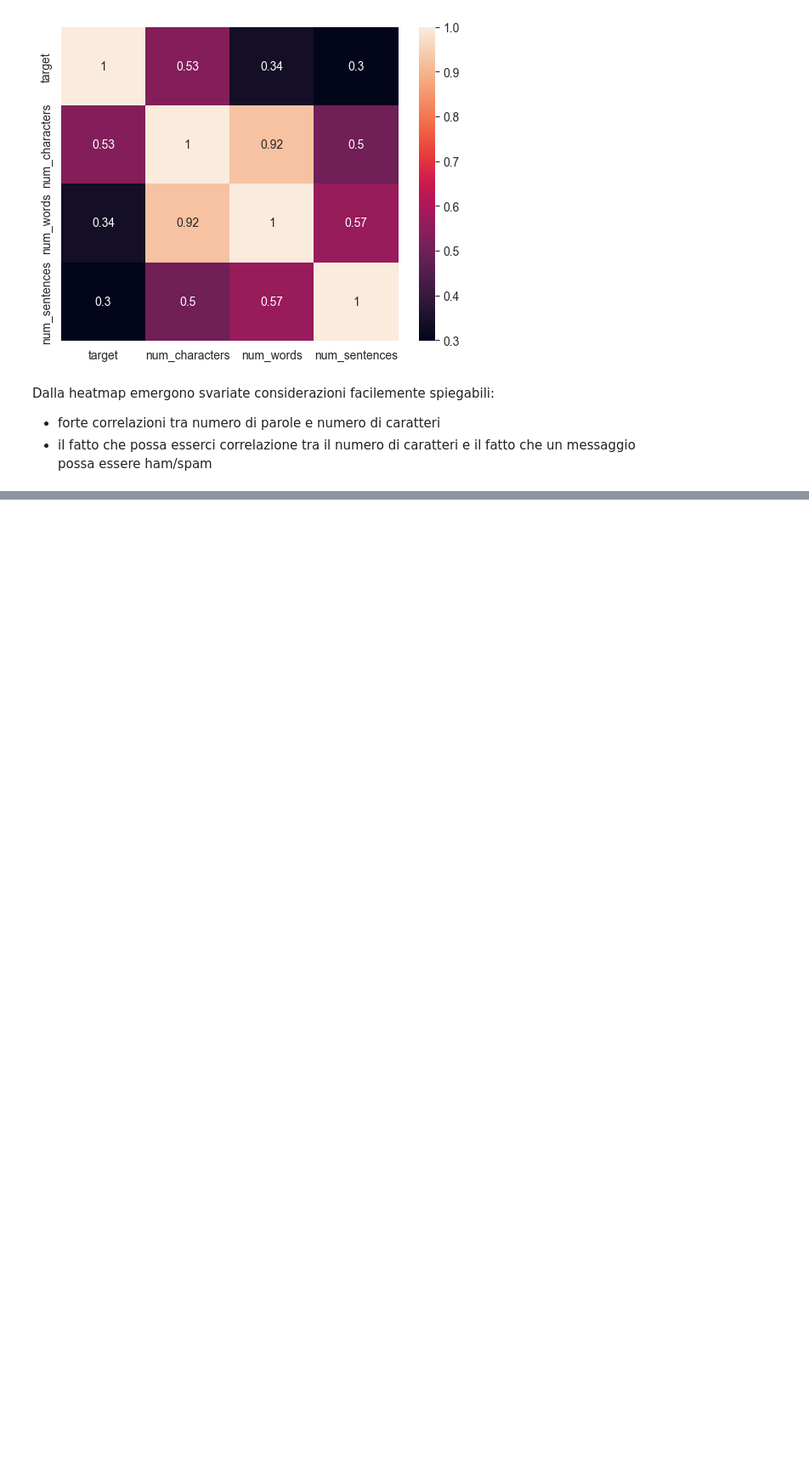
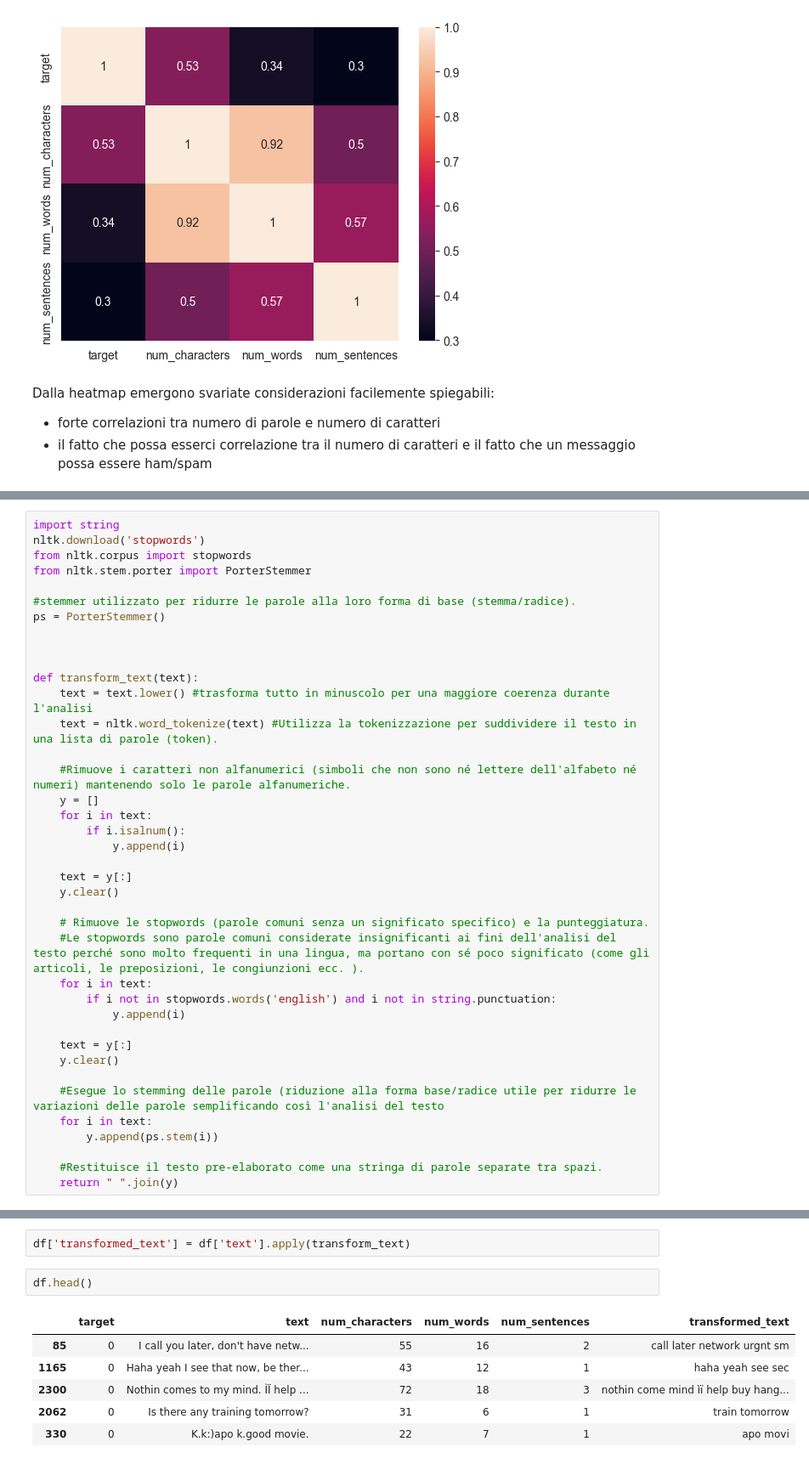
Before and after one commit to russosamuele/SMSecure, a Jupyter notebook: SMSecure.ipynb, the cells around one changed output, grey strips where cells are left out. Shown at 85% size. Drawn from its saved outputs; the diff is of its cells as text; blank space fills up the shorter version.

Commit message:
data cleaning (funzione per trasformare il testo ed eseguire stemming, tokenizzazione, rimozione stopwords, rimozione caratteri speciali)

```diff
--- a/SMSecure.ipynb
+++ b/SMSecure.ipynb
@@ -371,0 +386,39 @@ Dalla heatmap emergono svariate considerazioni facilemente spiegabili:
+# %%
+import string
+nltk.download('stopwords')
+from nltk.corpus import stopwords
+from nltk.stem.porter import PorterStemmer
+
+#stemmer utilizzato per ridurre le parole alla loro forma di base (stemma/radice).
+ps = PorterStemmer()
+
+
+
+def transform_text(text):
+    text = text.lower() #trasforma tutto in minuscolo per una maggiore coerenza durante l'analisi
+    text = nltk.word_tokenize(text) #Utilizza la tokenizzazione per suddividere il testo in una lista di parole (token).
+
+    #Rimuove i caratteri non alfanumerici (simboli che non sono né lettere dell'alfabeto né numeri) mantenendo solo le parole alfanumeriche.
+    y = []
+    for i in text:
+        if i.isalnum():
+            y.append(i)
+
+    text = y[:]
+    y.clear()
+
+    # Rimuove le stopwords (parole comuni senza un significato specifico) e la punteggiatura.
+    #Le stopwords sono parole comuni considerate insignificanti ai fini dell'analisi del testo perché sono molto frequenti in una lingua, ma portano con sé poco significato (come gli articoli, le preposizioni, le congiunzioni ecc. ).
+    for i in text:
+        if i not in stopwords.words('english') and i not in string.punctuation:
+            y.append(i)
+
+    text = y[:]
+    y.clear()
+
+    #Esegue lo stemming delle parole (riduzione alla forma base/radice utile per ridurre le variazioni delle parole semplificando così l'analisi del testo
+    for i in text:
+        y.append(ps.stem(i))
+
+    #Restituisce il testo pre-elaborato come una stringa di parole separate tra spazi.
+    return " ".join(y)
@@ -371,0 +456,11 @@ Dalla heatmap emergono svariate considerazioni facilemente spiegabili:
+# %%
+df['transformed_text'] = df['text'].apply(transform_text)
+# %%
+df.head()
+# %% [output]
+|  | target | text | num_characters | num_words | num_sentences | transformed_text |
+| 85 | 0 | I call you later, don't have netw... | 55 | 16 | 2 | call later network urgnt sm |
+| 1165 | 0 | Haha yeah I see that now, be ther... | 43 | 12 | 1 | haha yeah see sec |
+| 2300 | 0 | Nothin comes to my mind. ÌÏ help ... | 72 | 18 | 3 | nothin come mind ìï help buy hang... |
+| 2062 | 0 | Is there any training tomorrow? | 31 | 6 | 1 | train tomorrow |
+| 330 | 0 | K.k:)apo k.good movie. | 22 | 7 | 1 | apo movi |
```
Also changed, not shown: parts of 19 cells of this notebook.
